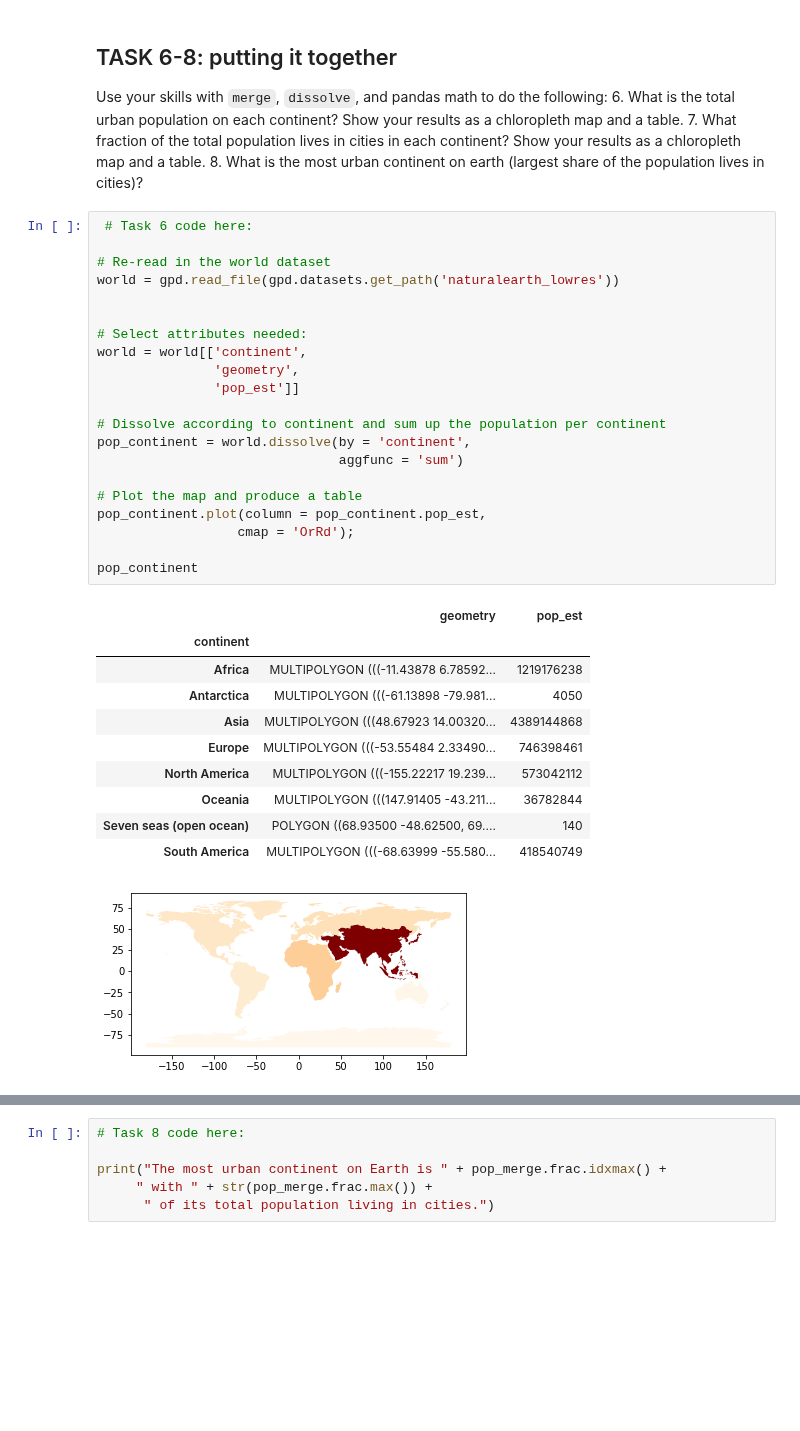
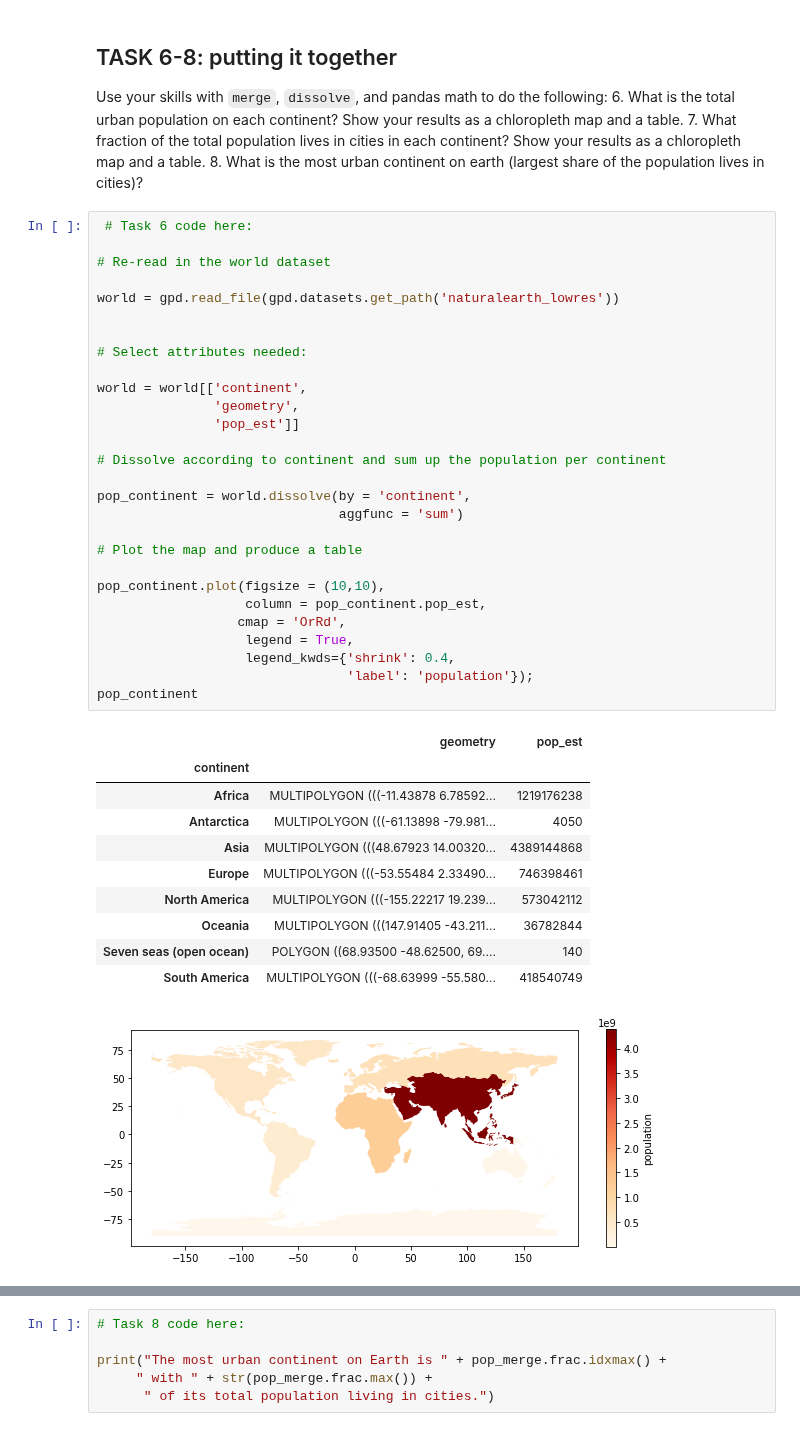
Before and after one commit to ADLCero/EnvDatSci22, a Jupyter notebook: CodeSprints/VectorData101.ipynb, the cells around one changed output, grey strips where cells are left out. Cells and saved outputs as stored; diff of their text form; blank space fills up the shorter version.

```diff
--- a/CodeSprints/VectorData101.ipynb
+++ b/CodeSprints/VectorData101.ipynb
@@ -707,36 +707,43 @@ Use your skills with `merge`, `dissolve`, and pandas math to do the following:
 # %%
  # Task 6 code here:
 
 # Re-read in the world dataset
+
 world = gpd.read_file(gpd.datasets.get_path('naturalearth_lowres'))
 
 
 # Select attributes needed:
+
 world = world[['continent',
                'geometry',
                'pop_est']]
 
 # Dissolve according to continent and sum up the population per continent
+
 pop_continent = world.dissolve(by = 'continent',
                                aggfunc = 'sum')
 
 # Plot the map and produce a table
-pop_continent.plot(column = pop_continent.pop_est,
-                  cmap = 'OrRd');
 
+pop_continent.plot(figsize = (10,10),
+                   column = pop_continent.pop_est,
+                  cmap = 'OrRd',
+                   legend = True,
+                   legend_kwds={'shrink': 0.4,
+                                'label': 'population'});
 pop_continent
 # %% [output]
 |  | geometry | pop_est |
 | continent |  |  |
 | Africa | MULTIPOLYGON (((-11.43878 6.78592... | 1219176238 |
 | Antarctica | MULTIPOLYGON (((-61.13898 -79.981... | 4050 |
 | Asia | MULTIPOLYGON (((48.67923 14.00320... | 4389144868 |
 | Europe | MULTIPOLYGON (((-53.55484 2.33490... | 746398461 |
 | North America | MULTIPOLYGON (((-155.22217 19.239... | 573042112 |
 | Oceania | MULTIPOLYGON (((147.91405 -43.211... | 36782844 |
 | Seven seas (open ocean) | POLYGON ((68.93500 -48.62500, 69.... | 140 |
 | South America | MULTIPOLYGON (((-68.63999 -55.580... | 418540749 |
-[figure, old version]
+[figure, new version]
 # %%
 # Task 7 code here:
 
```
Also changed, not shown: parts of 1 cell of this notebook.
